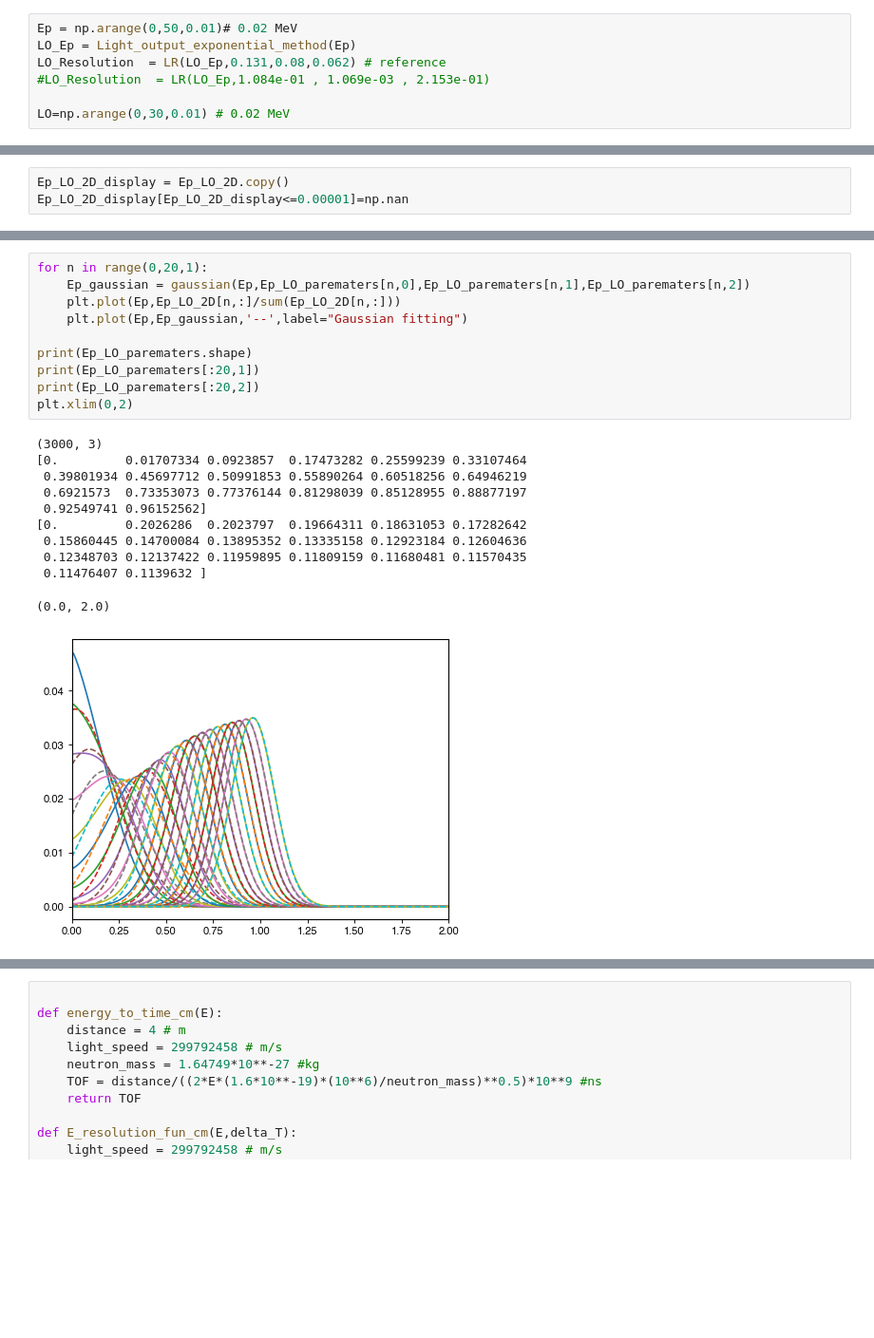
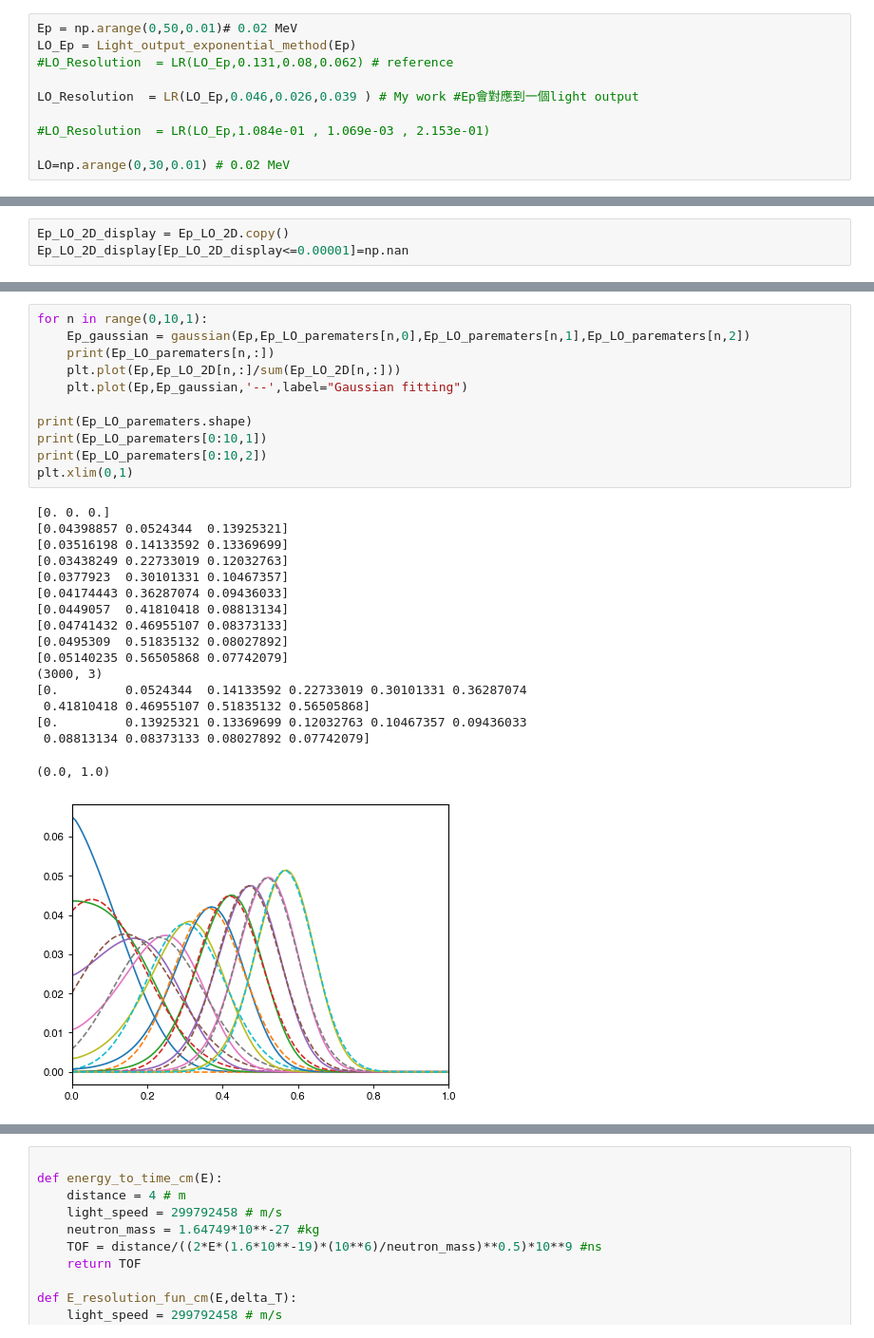
Before and after one commit to ShawnTHLIN/Neutron_research_code, a Jupyter notebook: AmBe/TOF_parameter.ipynb, the cells around one changed output, grey strips where cells are left out. Shown at 95% size. Saved outputs shown, nothing was run; the diff lists cells and outputs as text; blank space fills up the shorter version.

```diff
--- a/AmBe/TOF_parameter.ipynb
+++ b/AmBe/TOF_parameter.ipynb
@@ -485,7 +500,10 @@ No artists with labels found to put in legend.  Note that artists whose label st
 # %%
 Ep = np.arange(0,50,0.01)# 0.02 MeV
 LO_Ep = Light_output_exponential_method(Ep)
-LO_Resolution  = LR(LO_Ep,0.131,0.08,0.062) # reference
+#LO_Resolution  = LR(LO_Ep,0.131,0.08,0.062) # reference
+
+LO_Resolution  = LR(LO_Ep,0.046,0.026,0.039 ) # My work #Ep會對應到一個light output
+
 #LO_Resolution  = LR(LO_Ep,1.084e-01 , 1.069e-03 , 2.153e-01)
 
 LO=np.arange(0,30,0.01) # 0.02 MeV
@@ -558,25 +609,32 @@ plt.plot(Ep,Ep_gaussian,'--',label="Gaussian fitting")
 # %%
-for n in range(0,20,1):
+for n in range(0,10,1):
     Ep_gaussian = gaussian(Ep,Ep_LO_parematers[n,0],Ep_LO_parematers[n,1],Ep_LO_parematers[n,2])
+    print(Ep_LO_parematers[n,:])
     plt.plot(Ep,Ep_LO_2D[n,:]/sum(Ep_LO_2D[n,:]))
     plt.plot(Ep,Ep_gaussian,'--',label="Gaussian fitting")
 
 print(Ep_LO_parematers.shape)
-print(Ep_LO_parematers[:20,1])
-print(Ep_LO_parematers[:20,2])
-plt.xlim(0,2)
+print(Ep_LO_parematers[0:10,1])
+print(Ep_LO_parematers[0:10,2])
+plt.xlim(0,1)
 # %% [output]
+[0. 0. 0.]
+[0.04398857 0.0524344  0.13925321]
+[0.03516198 0.14133592 0.13369699]
+[0.03438249 0.22733019 0.12032763]
+[0.0377923  0.30101331 0.10467357]
+[0.04174443 0.36287074 0.09436033]
+[0.0449057  0.41810418 0.08813134]
+[0.04741432 0.46955107 0.08373133]
+[0.0495309  0.51835132 0.08027892]
+[0.05140235 0.56505868 0.07742079]
 (3000, 3)
-[0.         0.01707334 0.0923857  0.17473282 0.25599239 0.33107464
- 0.39801934 0.45697712 0.50991853 0.55890264 0.60518256 0.64946219
- 0.6921573  0.73353073 0.77376144 0.81298039 0.85128955 0.88877197
- 0.92549741 0.96152562]
-[0.         0.2026286  0.2023797  0.19664311 0.18631053 0.17282642
- 0.15860445 0.14700084 0.13895352 0.13335158 0.12923184 0.12604636
- 0.12348703 0.12137422 0.11959895 0.11809159 0.11680481 0.11570435
- 0.11476407 0.1139632 ]
+[0.         0.0524344  0.14133592 0.22733019 0.30101331 0.36287074
+ 0.41810418 0.46955107 0.51835132 0.56505868]
+[0.         0.13925321 0.13369699 0.12032763 0.10467357 0.09436033
+ 0.08813134 0.08373133 0.08027892 0.07742079]
-(0.0, 2.0)
+(0.0, 1.0)
-[figure, old version]
+[figure, new version]
 # %%
 #Ep_LO_2D[Ep_LO_2D<0.0001] = np.NAN
 fig = fig_pre_def(6.5,4) #定義圖片大小 default 8*6
```
Also changed, not shown: parts of 77 cells of this notebook, 15 other files.
